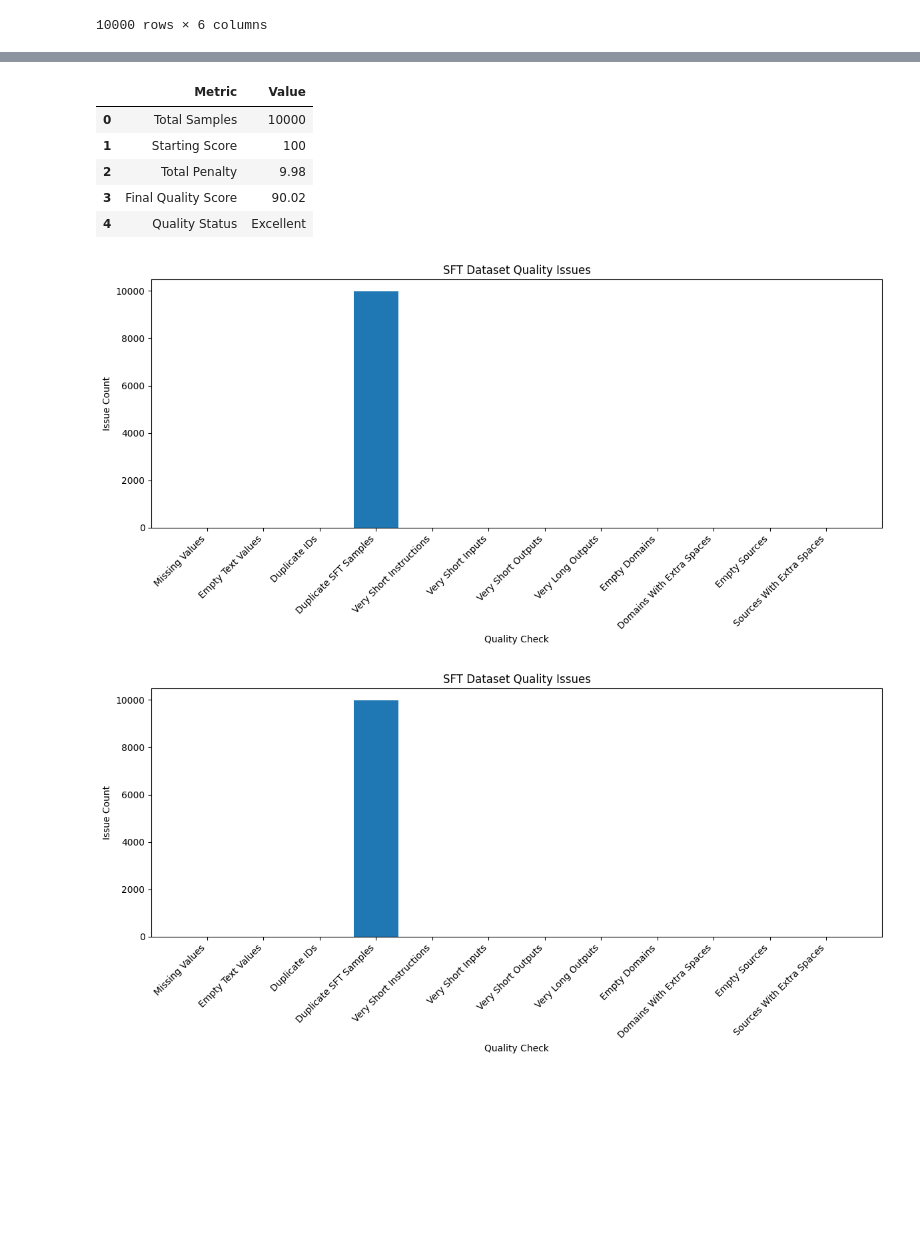
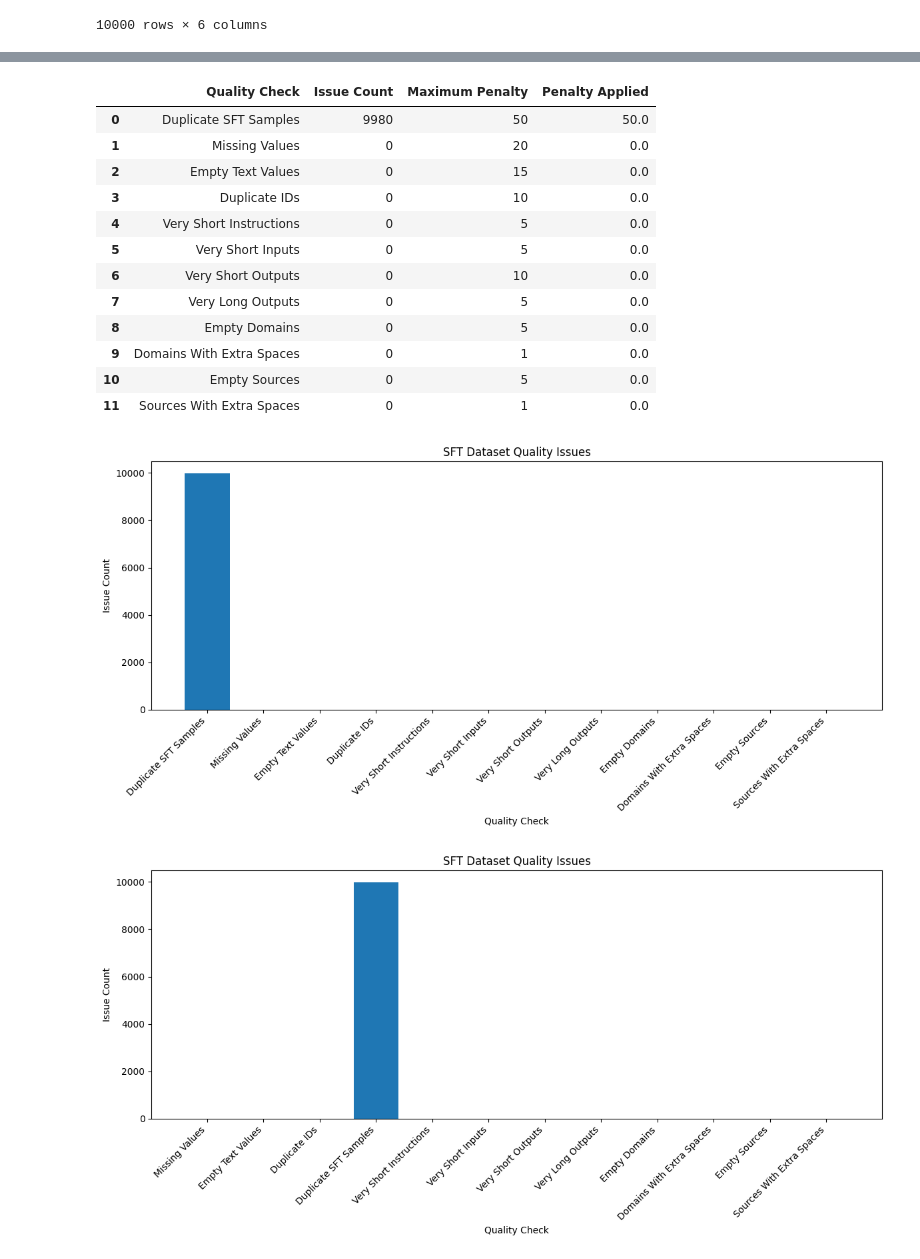
Before and after one commit to Sabin986/SFT-Dataset-Quality-Evaluator-, a Jupyter notebook: notebooks/05_quality_visualisation.ipynb, the cells around one changed output, grey strips where cells are left out. Drawn from its saved outputs; the diff is of its cells as text; code cells hidden in the pictures; blank space fills up the shorter version.

```diff
--- a/notebooks/05_quality_visualisation.ipynb
+++ b/notebooks/05_quality_visualisation.ipynb
@@ -45,18 +42,25 @@ quality_summary
-# %%
-# Load the quality scoring result
-
-score_path = "../output/reports/quality_scoring_result.csv"
-
-scoring_result = pd.read_csv(score_path)
-
-scoring_result
-# %% [output]
-|  | Metric | Value |
-| 0 | Total Samples | 10000 |
-| 1 | Starting Score | 100 |
-| 2 | Total Penalty | 9.98 |
-| 3 | Final Quality Score | 90.02 |
-| 4 | Quality Status | Excellent |
+# %%
+# Load the quality check summary
+
+summary_path = "../output/reports/quality_penalty_details.csv"
+
+quality_summary = pd.read_csv(summary_path)
+
+quality_summary
+# %% [output]
+|  | Quality Check | Issue Count | Maximum Penalty | Penalty Applied |
+| 0 | Duplicate SFT Samples | 9980 | 50 | 50.0 |
+| 1 | Missing Values | 0 | 20 | 0.0 |
+| 2 | Empty Text Values | 0 | 15 | 0.0 |
+| 3 | Duplicate IDs | 0 | 10 | 0.0 |
+| 4 | Very Short Instructions | 0 | 5 | 0.0 |
+| 5 | Very Short Inputs | 0 | 5 | 0.0 |
+| 6 | Very Short Outputs | 0 | 10 | 0.0 |
+| 7 | Very Long Outputs | 0 | 5 | 0.0 |
+| 8 | Empty Domains | 0 | 5 | 0.0 |
+| 9 | Domains With Extra Spaces | 0 | 1 | 0.0 |
+| 10 | Empty Sources | 0 | 5 | 0.0 |
+| 11 | Sources With Extra Spaces | 0 | 1 | 0.0 |
 # %%
 # Create a bar chart for quality issue counts
 
@@ -88,7 +92,7 @@ plt.tight_layout()
 
 plt.show()
 # %% [output]
-[figure, old version]
+[figure, new version]
 # %%
 # Save the quality issues chart
 
```
Also changed, not shown: parts of 2 cells of this notebook, 1 other file.
